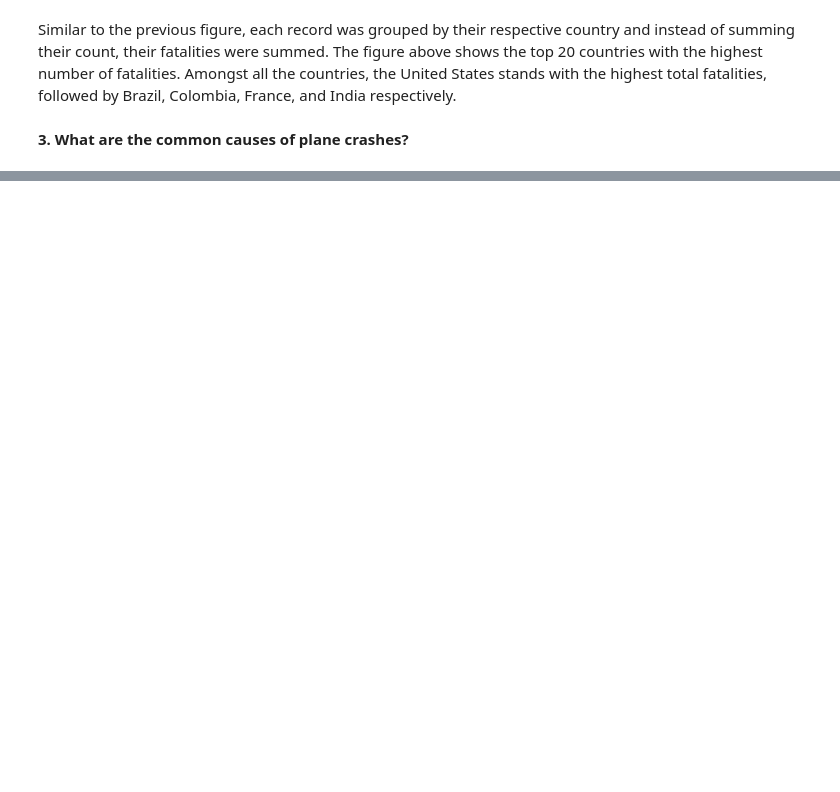
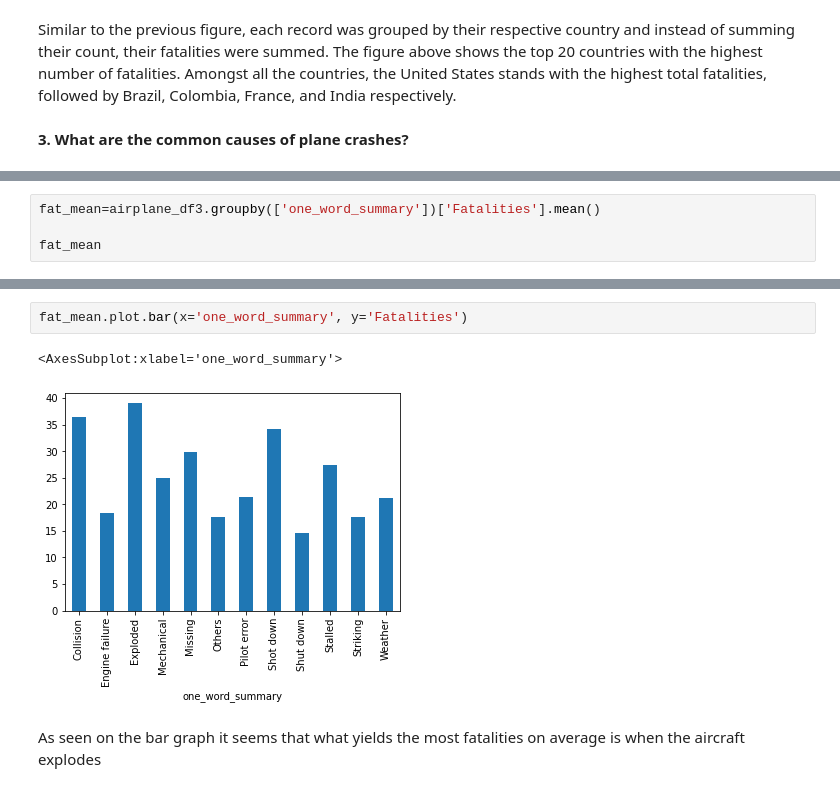
Before and after one commit to samueluy/CSMODEL-5, a Jupyter notebook: csmodel-5-phase-1.ipynb, the cells around one changed output, grey strips where cells are left out. Saved outputs shown, nothing was run; the diff lists cells and outputs as text; blank space fills up the shorter version.

```diff
--- a/csmodel-5-phase-1.ipynb
+++ b/csmodel-5-phase-1.ipynb
@@ -273,0 +356,4 @@ requirements:
+# %%
+fat_mean=airplane_df3.groupby(['one_word_summary'])['Fatalities'].mean()
+
+fat_mean
@@ -273,0 +375,7 @@ requirements:
+# %%
+fat_mean.plot.bar(x='one_word_summary', y='Fatalities')
+# %% [output]
+<AxesSubplot:xlabel='one_word_summary'>
+[figure, added]
+# %% [markdown]
+As seen on the bar graph it seems that what yields the most fatalities on average is when the aircraft explodes
```
Also changed, not shown: parts of 26 cells of this notebook.
